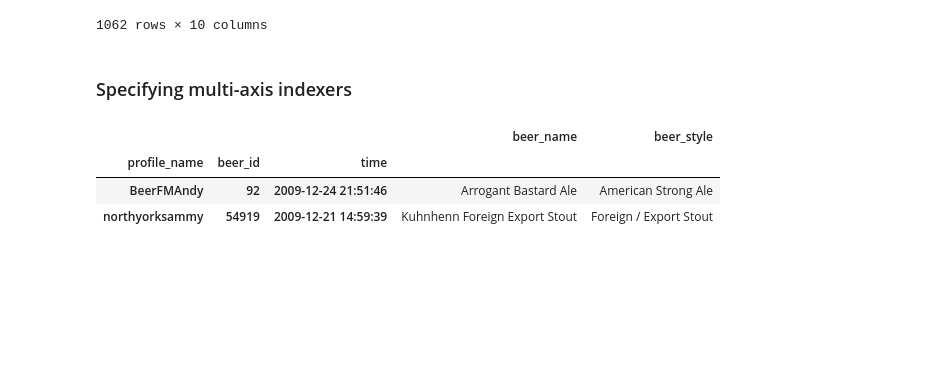
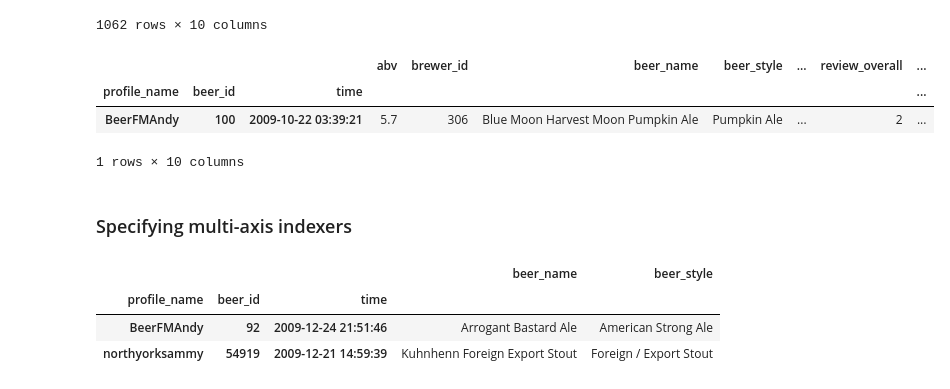
Before and after one commit to jreback/PyDataNYC2015, a Jupyter notebook: tutorial/2. Examining Data.ipynb, the cells around one changed output. Drawn from its saved outputs; the diff is of its cells as text; code cells hidden in the pictures; blank space fills up the shorter version.

```diff
--- a/tutorial/2. Examining Data.ipynb
+++ b/tutorial/2. Examining Data.ipynb
@@ -422,6 +426,13 @@ reviews.loc[top_reviewers.index, :, :]
 | northyorksammy | 54918 | 2009-12-21 14:56:29 | 12.0 | 2097 | Kuhnhenn Bonicci Barley Wine | American Barleywine | ... | 3.0 | ... |
 |  | 54919 | 2009-12-21 14:59:39 | 7.0 | 2097 | Kuhnhenn Foreign Export Stout | Foreign / Export Stout | ... | 3.5 | ... |
 1062 rows × 10 columns
+# %%
+reviews.loc[[('BeerFMAndy',100,pd.Timestamp('2009-10-22 03:39:21'))]]
+# %% [output]
+|  |  |  | abv | brewer_id | beer_name | beer_style | ... | review_overall | ... |
+| profile_name | beer_id | time |  |  |  |  |  |  | ... |
+| BeerFMAndy | 100 | 2009-10-22 03:39:21 | 5.7 | 306 | Blue Moon Harvest Moon Pumpkin Ale | Pumpkin Ale | ... | 2 | ... |
+1 rows × 10 columns
 # %% [markdown]
 ### Specifying multi-axis indexers
 # %%
```
Also changed, not shown: parts of 3 cells of this notebook, 5 other files.
